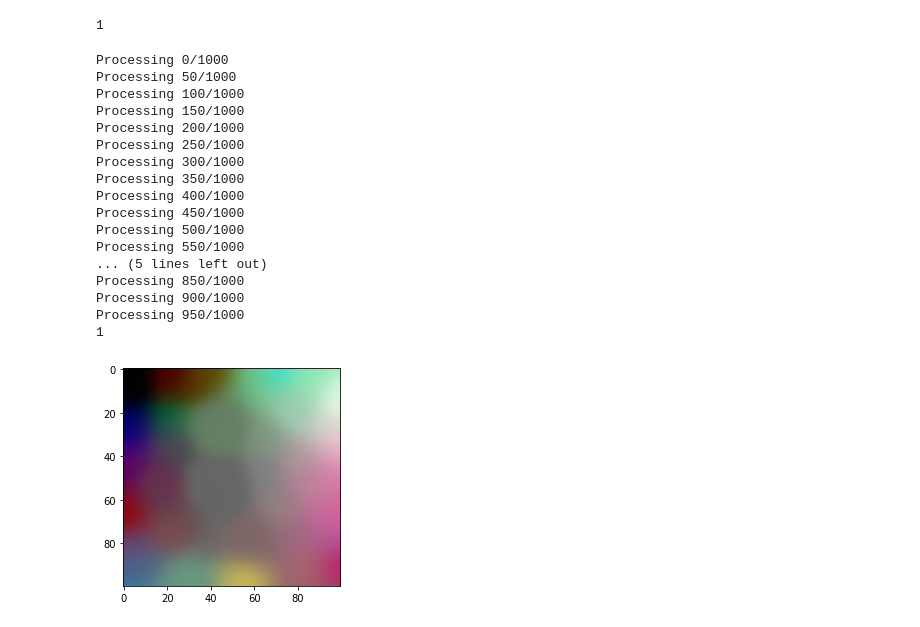
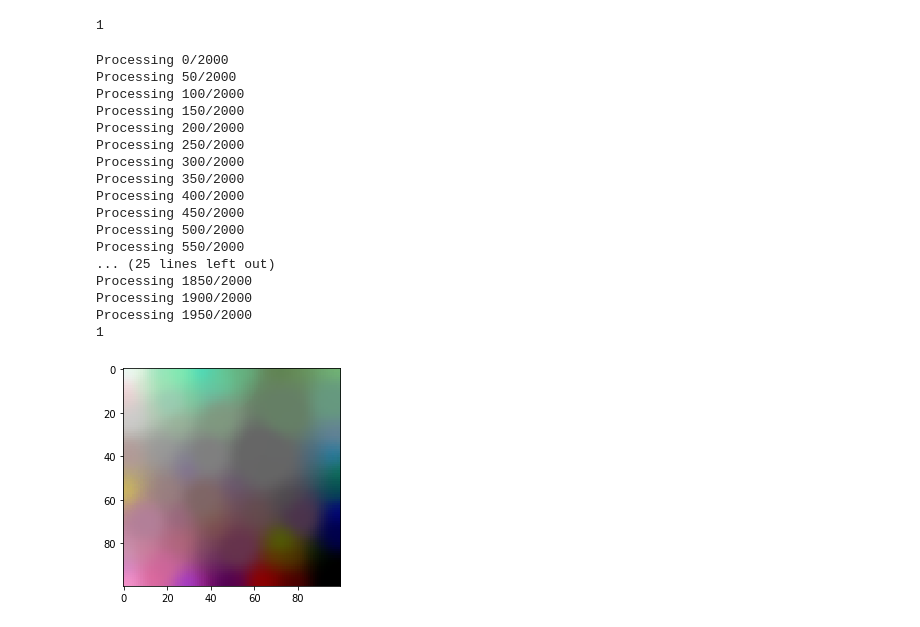
Before and after one commit to gampixi/DID305-MD3, a Jupyter notebook: did305md3.ipynb, the cells around one changed output. Drawn from its saved outputs; the diff is of its cells as text; code cells hidden in the pictures.

```diff
--- a/did305md3.ipynb
+++ b/did305md3.ipynb
@@ -12,7 +12,7 @@ class SOM:
         self.input_dimensions = input_dimensions
         self.nodes = np.array([[Node(self.input_dimensions) for i in range(size)] for j in range(size)])
 
-    def fit(self, data, epochs, learning_rate = 0.1):
+    def fit(self, data, epochs, learning_rate = 0.1, results_name = 'all_epochs.pickle'):
         initial_radius = self.size/2
         radius = initial_radius
 
@@ -31,12 +31,13 @@ class SOM:
                     if distance <= radius:
                         influence = math.exp(-distance**2/(0.35*(radius**2)))
                         node.adjust_weights(vector, influence, learning_rate)
-            epochs_data.append(epoch_data)
+            if epoch % 5 == 0 or epoch == epochs-1:
+                epochs_data.append(epoch_data)
             # radius = initial_radius
             # radius = initial_radius * math.exp(-epoch/(epochs/math.log(initial_radius)))
-            radius = initial_radius * math.exp(-epoch/((3*epochs)/math.log(initial_radius)))
+            radius = initial_radius * math.exp(-epoch/((2*epochs)/math.log(initial_radius)))
 
-        with open('all_epochs.pickle', 'wb') as dump_file:
+        with open(results_name, 'wb') as dump_file:
             pickle.dump(epochs_data, dump_file)
 
 
@@ -78,30 +79,33 @@ print(1)
 # %% [output]
 1
 # %%
+rates = [0.1, 0.3, 0.5, 0.7, 0.9]
+sizes = [100, 50, 30, 10]
+
 with open('dataset.pickle', 'rb') as pickle_file:
     content = pickle.load(pickle_file)
     content = list(map(lambda p:(x:=p[0], y:=p[1], z:=p[2], (x/10, y/10, z/10))[-1], content))
     som = SOM(100, 3)
-    som.fit(content, 1000, learning_rate=0.2)
+    som.fit(content, 2000, learning_rate=0.1)
     som.display_weights()
 
 print(1)
 # %% [output]
-Processing 0/1000
-Processing 50/1000
-Processing 100/1000
-Processing 150/1000
-Processing 200/1000
-Processing 250/1000
-Processing 300/1000
-Processing 350/1000
-Processing 400/1000
-Processing 450/1000
-Processing 500/1000
-Processing 550/1000
-... (5 lines left out)
-Processing 850/1000
-Processing 900/1000
-Processing 950/1000
+Processing 0/2000
+Processing 50/2000
+Processing 100/2000
+Processing 150/2000
+Processing 200/2000
+Processing 250/2000
+Processing 300/2000
+Processing 350/2000
+Processing 400/2000
+Processing 450/2000
+Processing 500/2000
+Processing 550/2000
+... (25 lines left out)
+Processing 1850/2000
+Processing 1900/2000
+Processing 1950/2000
 1
-[figure, old version]
+[figure, new version]
```
Also changed, not shown: 2 other files.
